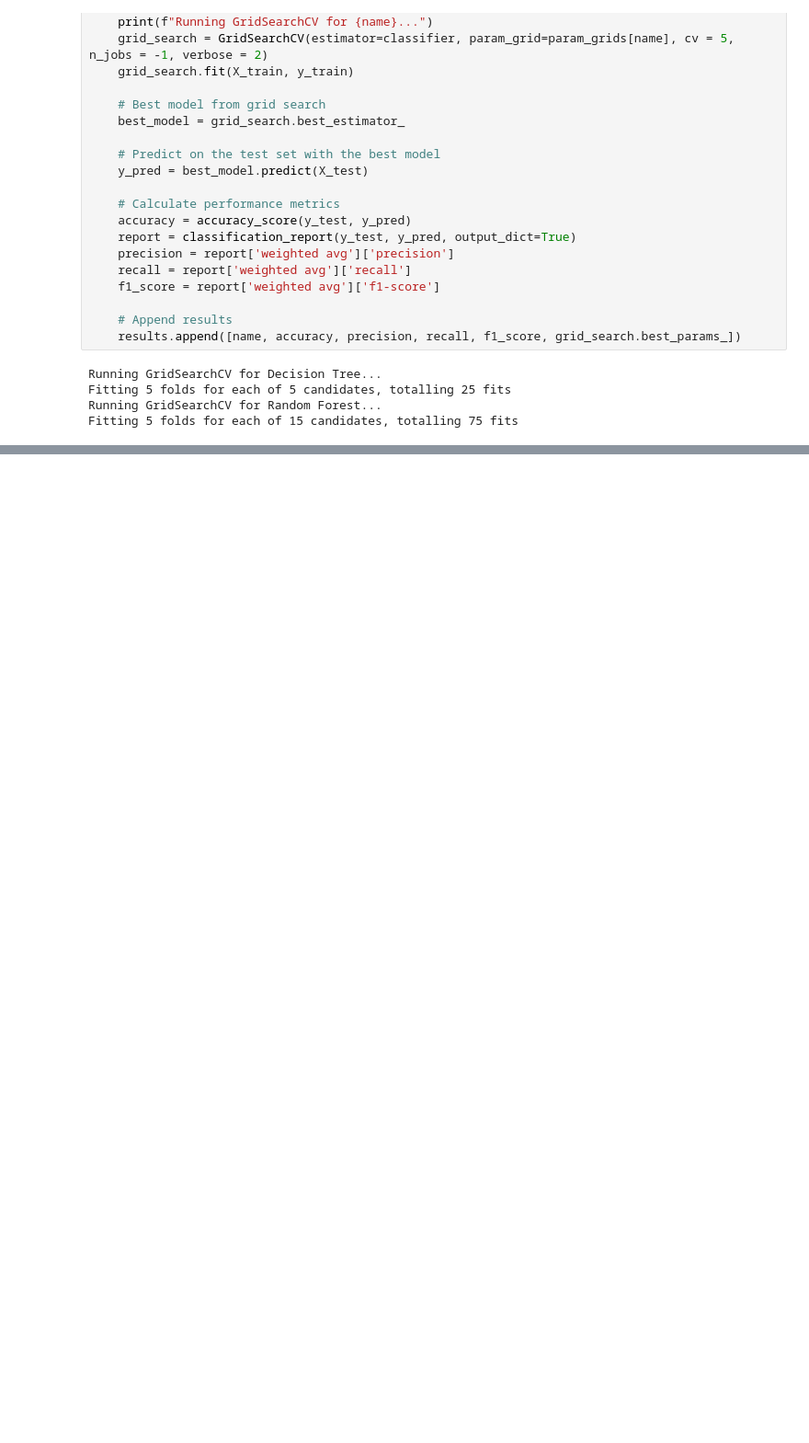
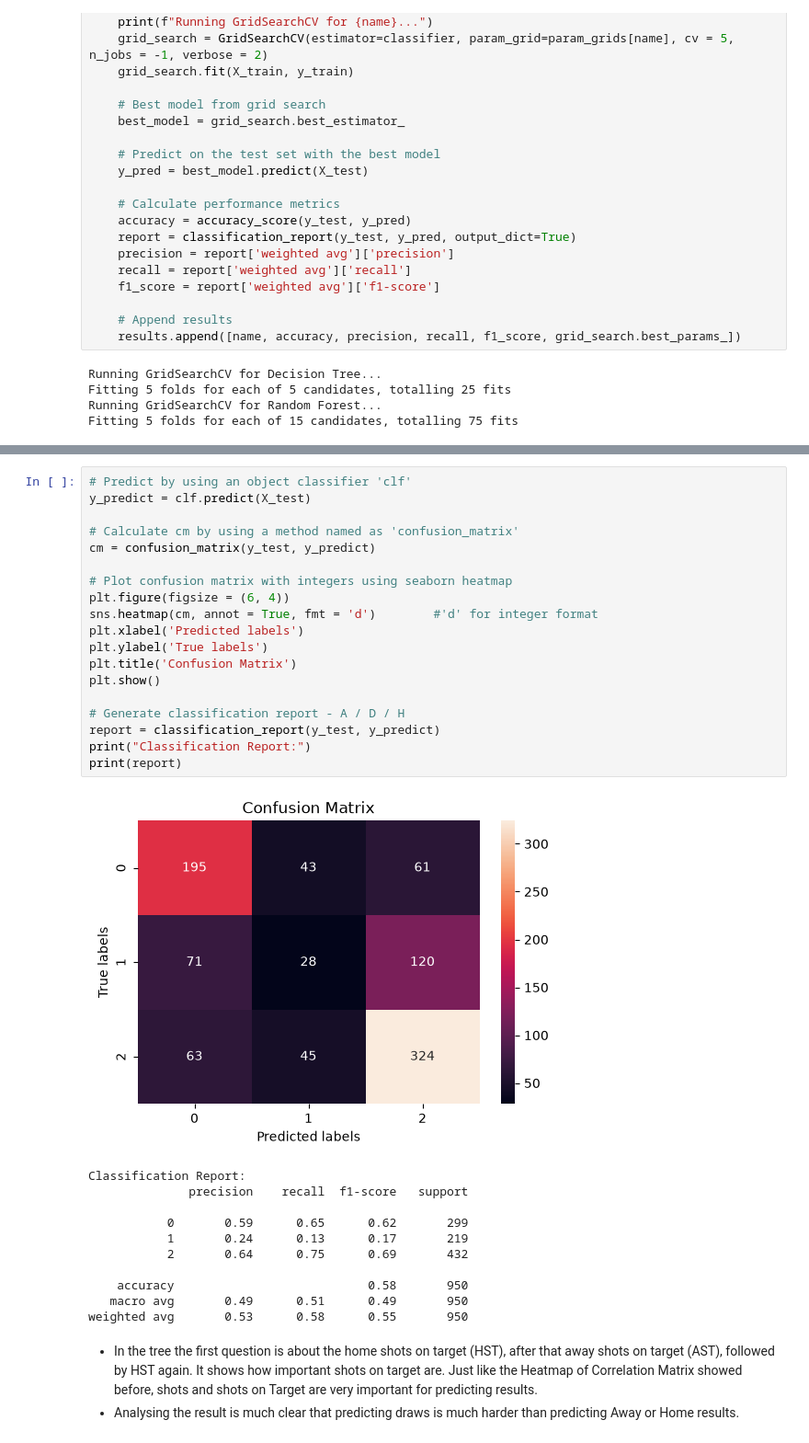
Before and after one commit to 2026297-cyber/Machine-Learning, a Jupyter notebook: 2026297_ErickHenriqueDaSilva_MachineLearningProject.ipynb, the cells around one changed output, grey strips where cells are left out. Shown at 92% size. Cells and saved outputs as stored; diff of their text form; blank space fills up the shorter version.

```diff
--- a/2026297_ErickHenriqueDaSilva_MachineLearningProject.ipynb
+++ b/2026297_ErickHenriqueDaSilva_MachineLearningProject.ipynb
@@ -505,0 +595,34 @@ Fitting 5 folds for each of 15 candidates, totalling 75 fits
+# %%
+# Predict by using an object classifier 'clf'
+y_predict = clf.predict(X_test)
+
+# Calculate cm by using a method named as 'confusion_matrix'
+cm = confusion_matrix(y_test, y_predict)
+
+# Plot confusion matrix with integers using seaborn heatmap
+plt.figure(figsize = (6, 4))
+sns.heatmap(cm, annot = True, fmt = 'd')        #'d' for integer format
+plt.xlabel('Predicted labels')
+plt.ylabel('True labels')
+plt.title('Confusion Matrix')
+plt.show()
+
+# Generate classification report - A / D / H
+report = classification_report(y_test, y_predict)
+print("Classification Report:")
+print(report)
+# %% [output]
+[figure, added]
+Classification Report:
+              precision    recall  f1-score   support
+
+           0       0.59      0.65      0.62       299
+           1       0.24      0.13      0.17       219
+           2       0.64      0.75      0.69       432
+
+    accuracy                           0.58       950
+   macro avg       0.49      0.51      0.49       950
+weighted avg       0.53      0.58      0.55       950
+# %% [markdown]
+- In the tree the first question is about the home shots on target (HST), after that away shots on target (AST), followed by HST again. It shows how important shots on target are. Just like the Heatmap of Correlation Matrix showed before, shots and shots on Target are very important for predicting results.
+- Analysing the result is much clear that predicting draws is much harder than predicting Away or Home results.
```
Also changed, not shown: parts of 17 cells of this notebook.
